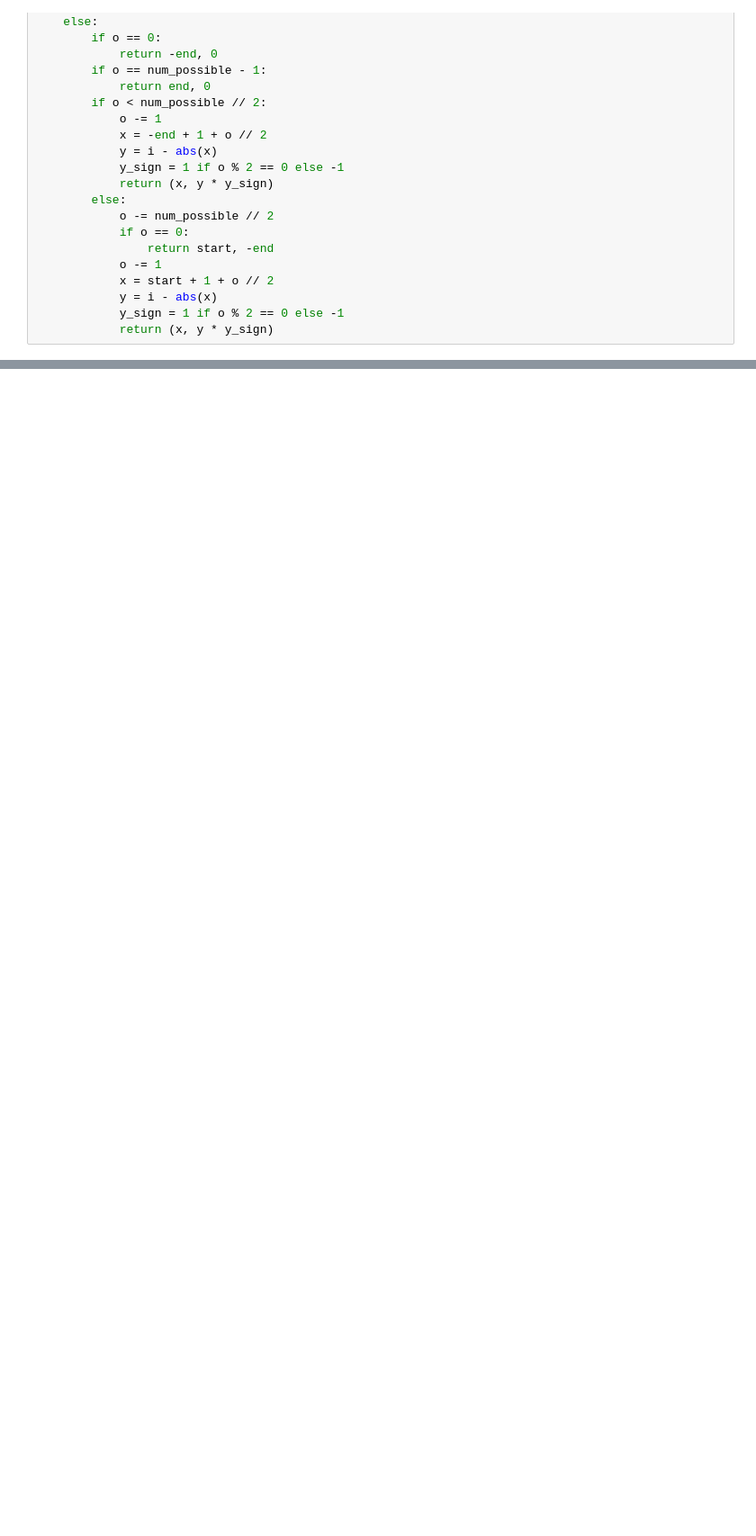
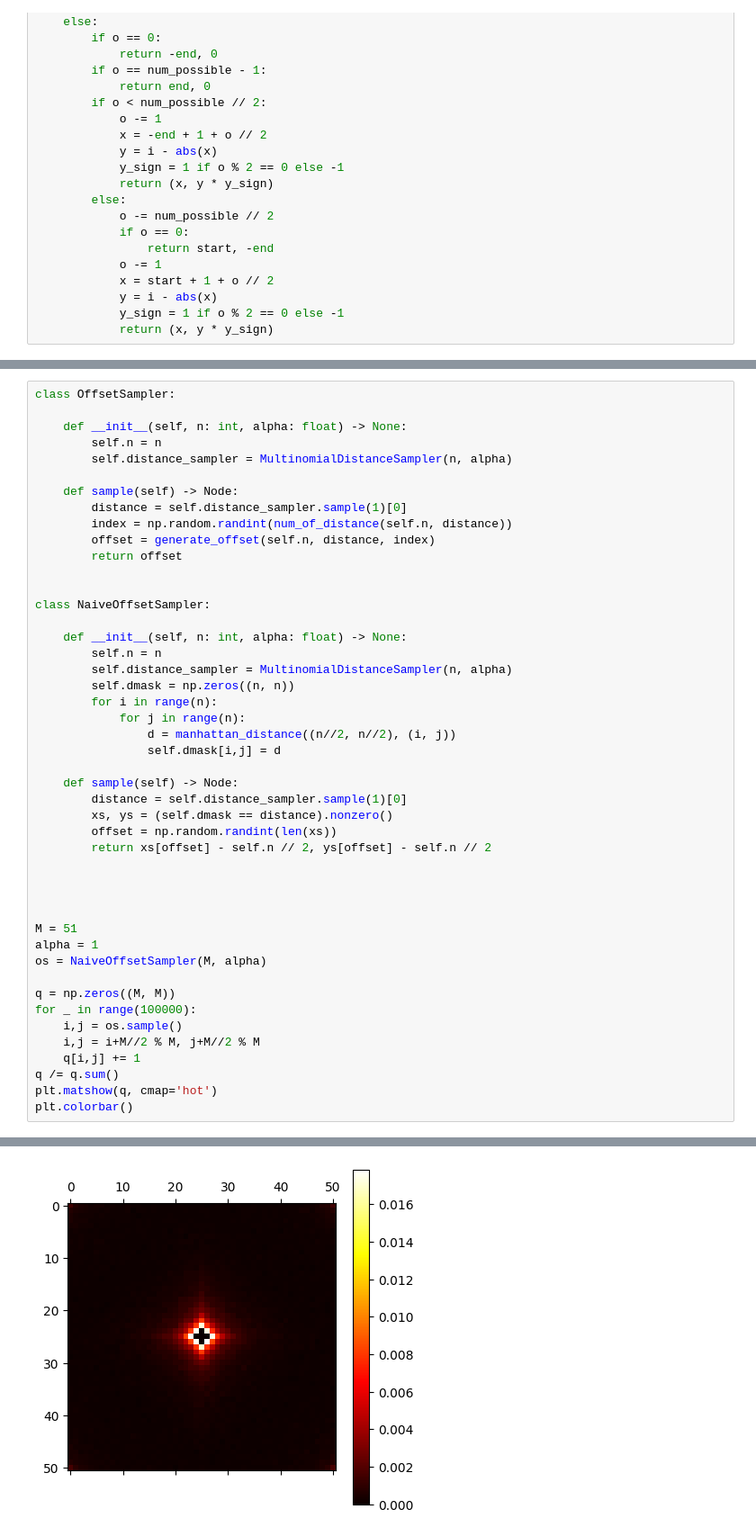
Before and after one commit to ricsi98/utvalasztas_verseny, a Jupyter notebook: poc_fast.ipynb, the cells around one changed output, grey strips where cells are left out. Shown at 90% size. Cells and saved outputs as stored; diff of their text form; blank space fills up the shorter version.

```diff
--- a/poc_fast.ipynb
+++ b/poc_fast.ipynb
@@ -79,0 +148,47 @@ def generate_offset(n, i, o):
+# %%
+class OffsetSampler:
+
+    def __init__(self, n: int, alpha: float) -> None:
+        self.n = n
+        self.distance_sampler = MultinomialDistanceSampler(n, alpha)
+
+    def sample(self) -> Node:
+        distance = self.distance_sampler.sample(1)[0]
+        index = np.random.randint(num_of_distance(self.n, distance))
+        offset = generate_offset(self.n, distance, index)
+        return offset
+
+
+class NaiveOffsetSampler:
+
+    def __init__(self, n: int, alpha: float) -> None:
+        self.n = n
+        self.distance_sampler = MultinomialDistanceSampler(n, alpha)
+        self.dmask = np.zeros((n, n))
+        for i in range(n):
+            for j in range(n):
+                d = manhattan_distance((n//2, n//2), (i, j))
+                self.dmask[i,j] = d
+
+    def sample(self) -> Node:
+        distance = self.distance_sampler.sample(1)[0]
+        xs, ys = (self.dmask == distance).nonzero()
+        offset = np.random.randint(len(xs))
+        return xs[offset] - self.n // 2, ys[offset] - self.n // 2
+
+
+
+
+M = 51
+alpha = 1
+os = NaiveOffsetSampler(M, alpha)
+
+q = np.zeros((M, M))
+for _ in range(100000):
+    i,j = os.sample()
+    i,j = i+M//2 % M, j+M//2 % M
+    q[i,j] += 1
+q /= q.sum()
+plt.matshow(q, cmap='hot')
+plt.colorbar()
+# %% [output]
@@ -79,0 +196 @@ def generate_offset(n, i, o):
+[figure, added]
```
Also changed, not shown: parts of 10 cells of this notebook, 1 other file.
